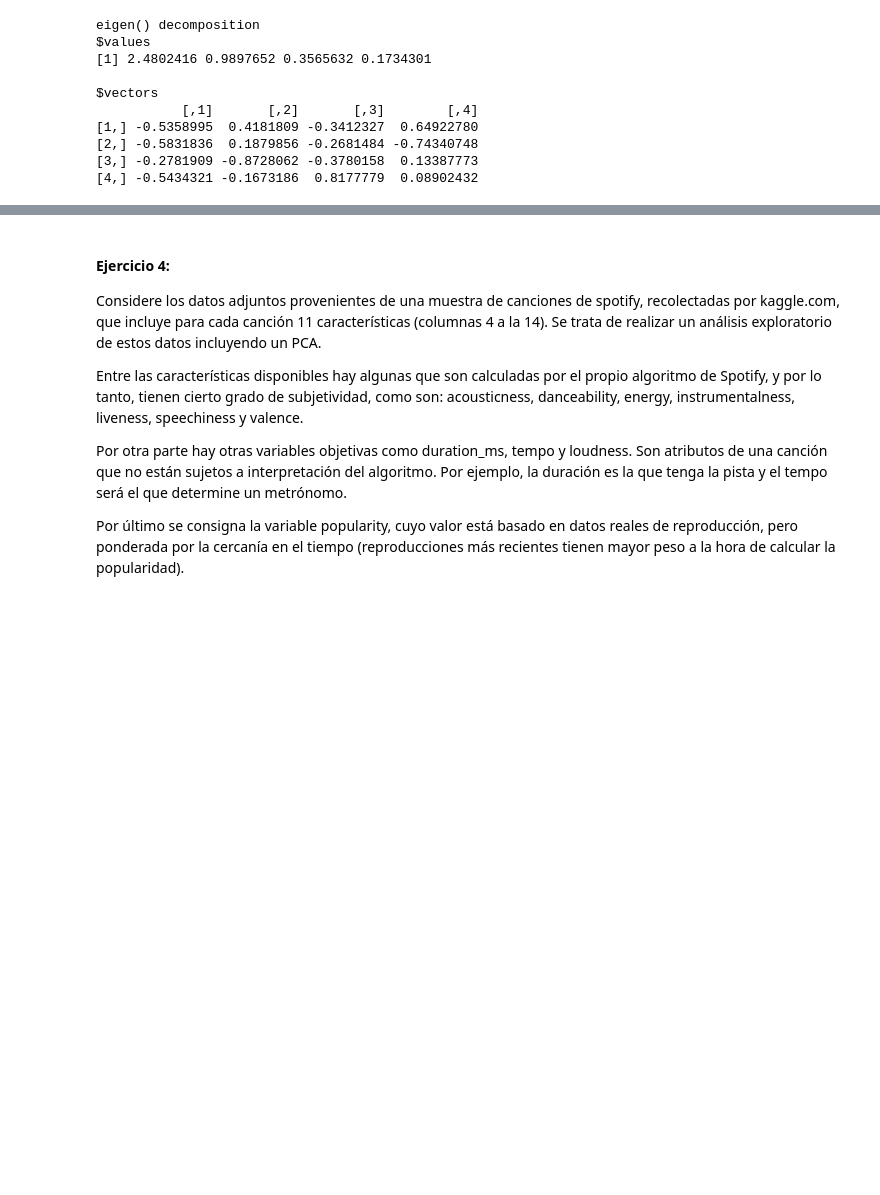
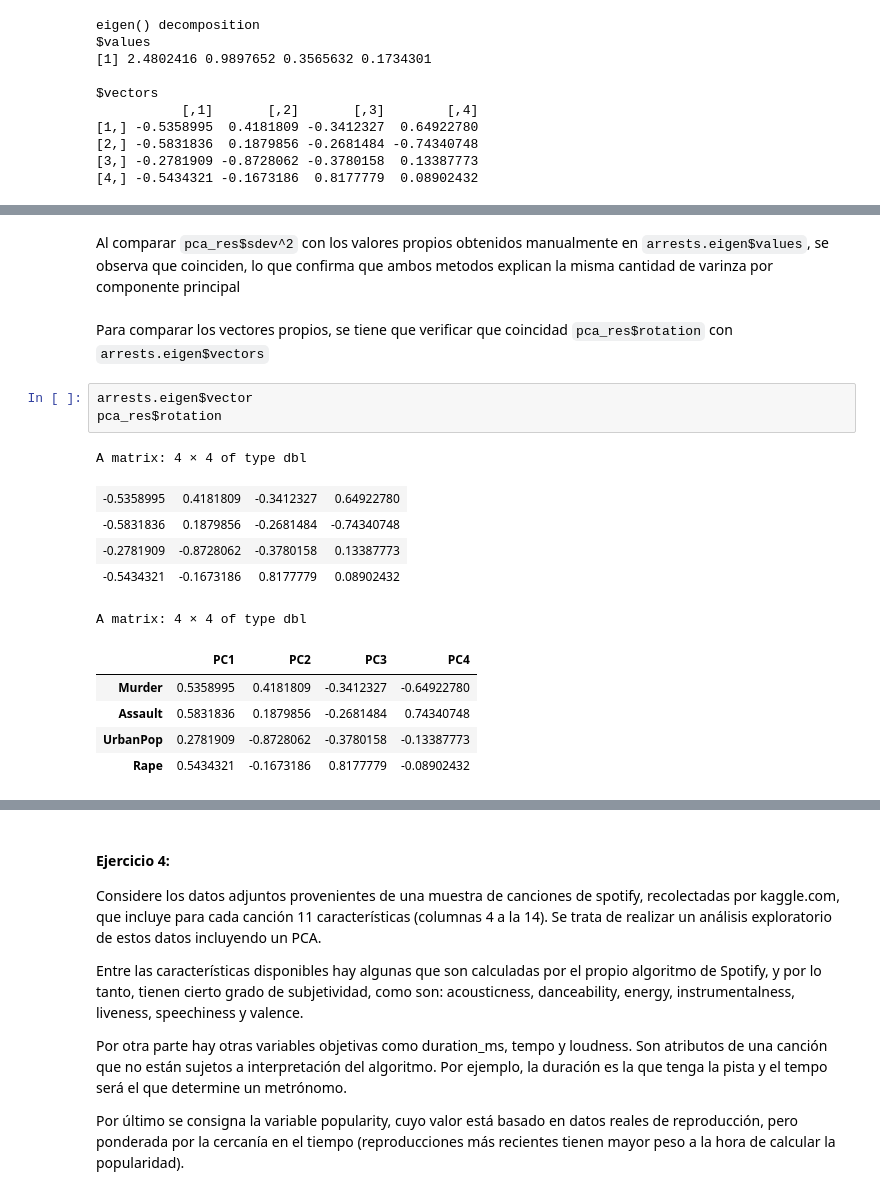
Before and after one commit to jorge-25/PCA, a Jupyter notebook: PCA/PCA.ipynb, the cells around one changed output, grey strips where cells are left out. Saved outputs shown, nothing was run; the diff lists cells and outputs as text; blank space fills up the shorter version.

```diff
--- a/PCA/PCA.ipynb
+++ b/PCA/PCA.ipynb
@@ -328,0 +354,19 @@ Tanto como la función prcomp y los valores calculados anteriormente y guardados
+# %% [markdown]
+Al comparar `pca_res$sdev^2` con los valores propios obtenidos manualmente en `arrests.eigen$values`, se observa que coinciden, lo que confirma que ambos metodos explican la misma cantidad de varinza por componente principal
+# %% [markdown]
+Para comparar los vectores propios, se tiene que verificar que coincidad `pca_res$rotation` con `arrests.eigen$vectors`
+# %%
+arrests.eigen$vector
+pca_res$rotation
+# %% [output]
+A matrix: 4 × 4 of type dbl
+| -0.5358995 | 0.4181809 | -0.3412327 | 0.64922780 |
+| -0.5831836 | 0.1879856 | -0.2681484 | -0.74340748 |
+| -0.2781909 | -0.8728062 | -0.3780158 | 0.13387773 |
+| -0.5434321 | -0.1673186 | 0.8177779 | 0.08902432 |
+A matrix: 4 × 4 of type dbl
+|  | PC1 | PC2 | PC3 | PC4 |
+| Murder | 0.5358995 | 0.4181809 | -0.3412327 | -0.64922780 |
+| Assault | 0.5831836 | 0.1879856 | -0.2681484 | 0.74340748 |
+| UrbanPop | 0.2781909 | -0.8728062 | -0.3780158 | -0.13387773 |
+| Rape | 0.5434321 | -0.1673186 | 0.8177779 | -0.08902432 |
```
Also changed, not shown: parts of 21 cells of this notebook.
